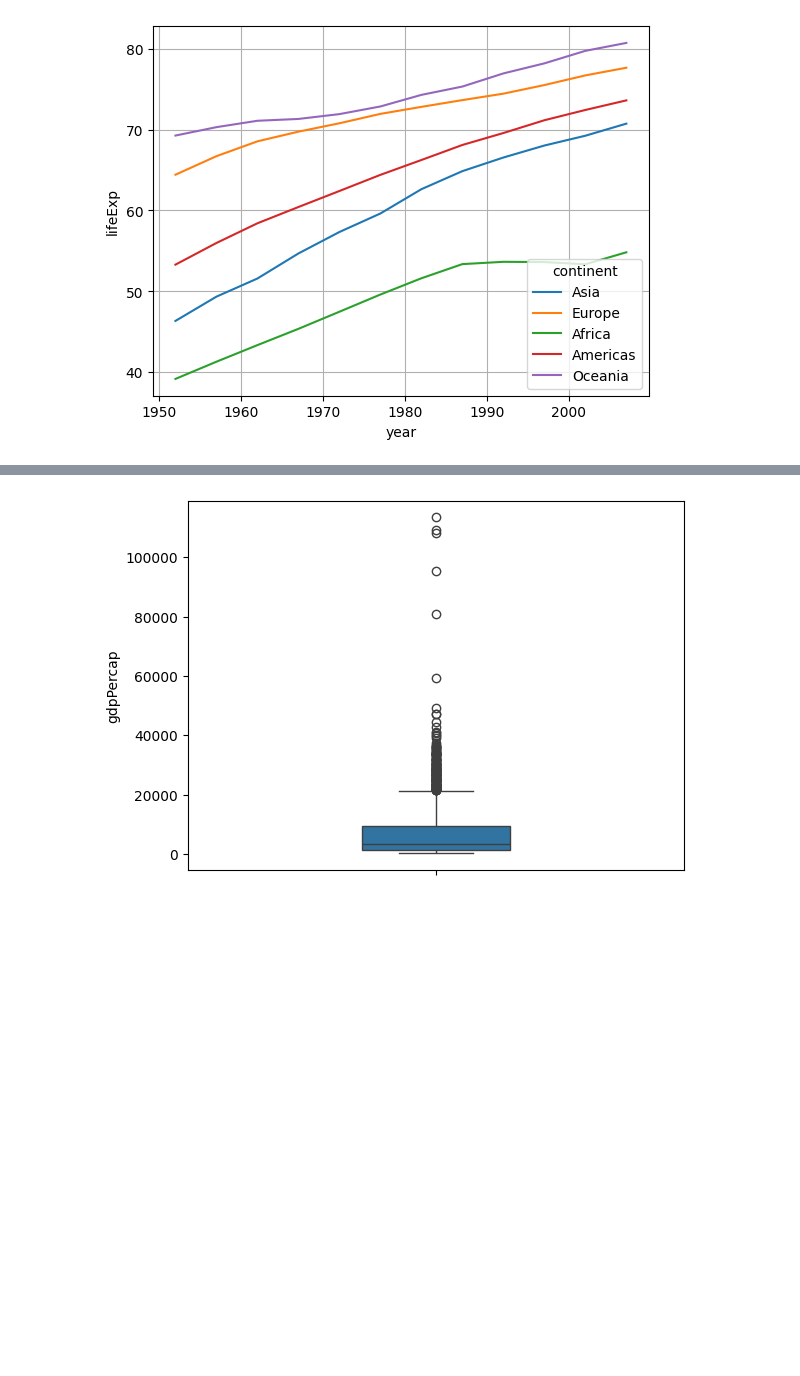
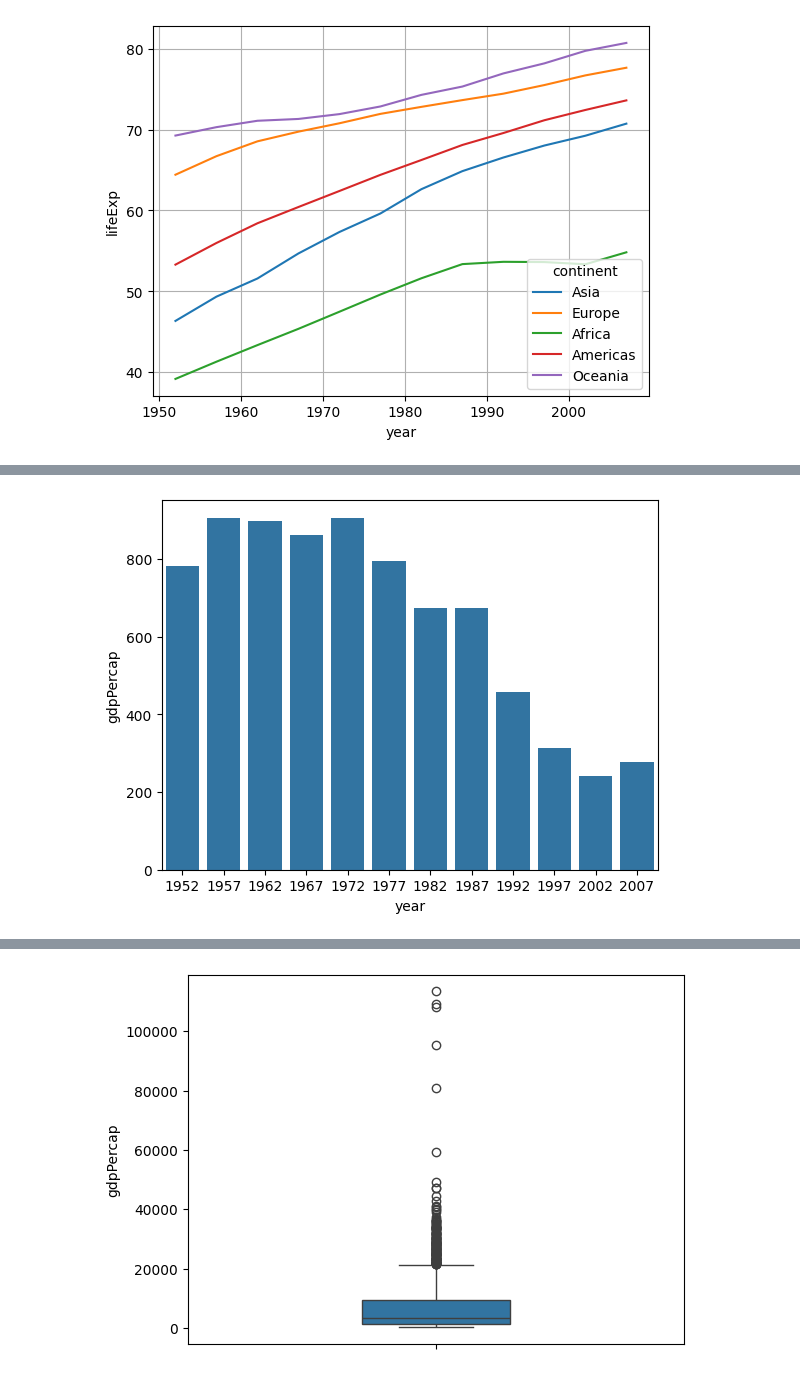
Before and after one commit to YounJJ/202511_BD53, a Jupyter notebook: lab_python/da08_gapminder.ipynb, the cells around one changed output, grey strips where cells are left out. Cells and saved outputs as stored; diff of their text form; code cells hidden in the pictures; blank space fills up the shorter version.

```diff
--- a/lab_python/da08_gapminder.ipynb
+++ b/lab_python/da08_gapminder.ipynb
@@ -158,0 +219,3 @@ plt.show()
+# %%
+congo_df = gapminder[gapminder.country == "Congo, Dem. Rep."]
+congo_df
@@ -158,0 +236,6 @@ plt.show()
+# %%
+sns.barplot(data=congo_df, x="year", y="gdpPercap")
+
+plt.show()
+# %% [output]
+[figure, added]
```
Also changed, not shown: parts of 42 cells of this notebook, 1 other file.
